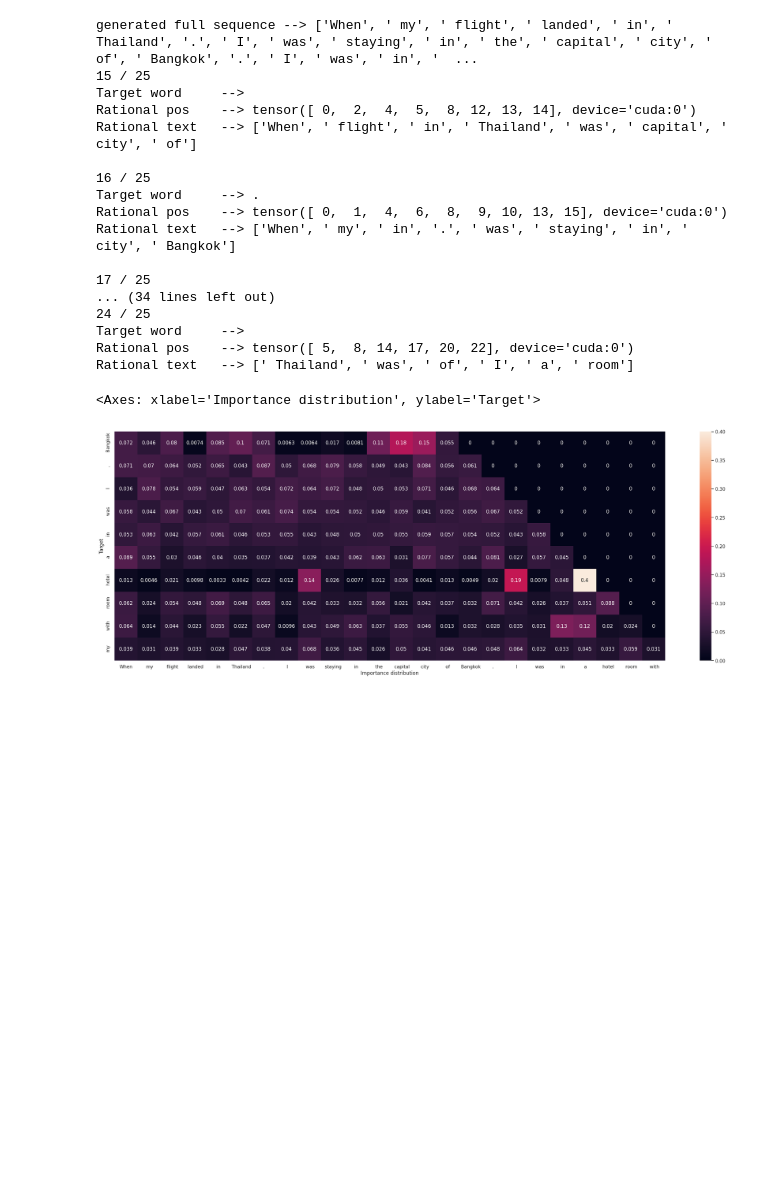
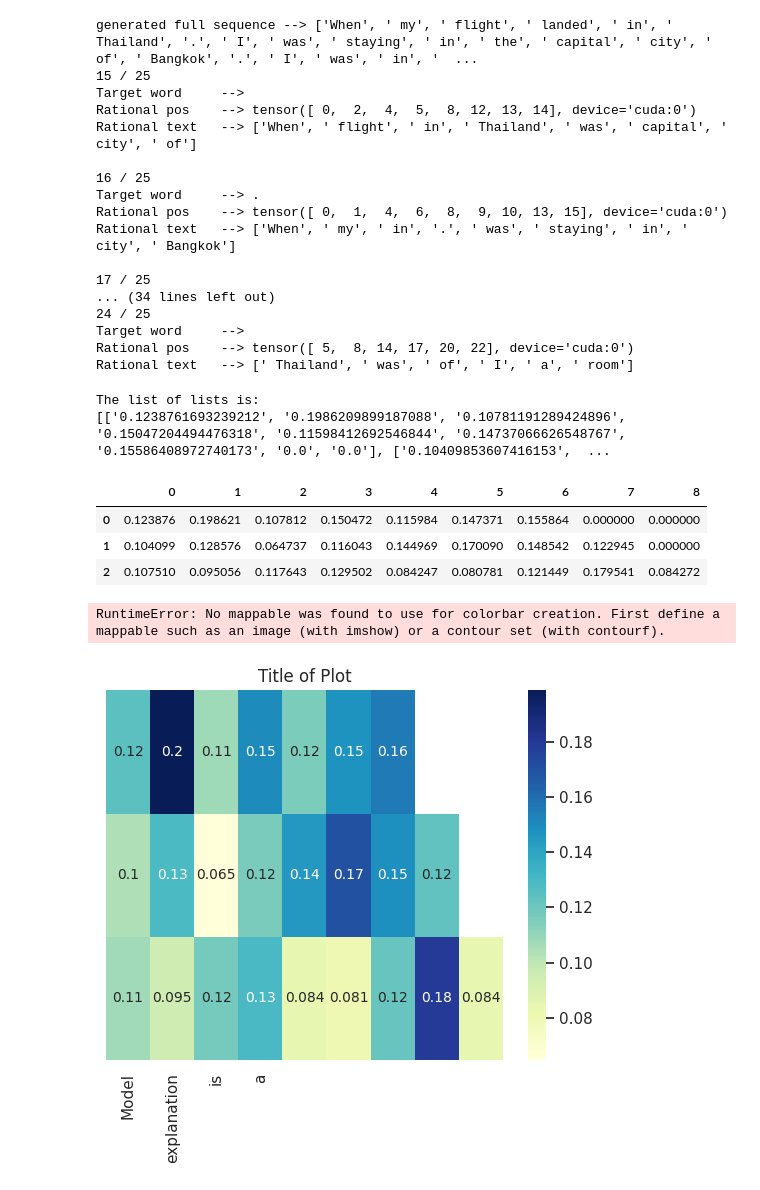
Before and after one commit to casszhao/ReAGent, a Jupyter notebook: src/rationalization/notebook.ipynb, the cells around one changed output. Drawn from its saved outputs; the diff is of its cells as text; code cells hidden in the pictures; blank space fills up the shorter version.

```diff
--- a/src/rationalization/notebook.ipynb
+++ b/src/rationalization/notebook.ipynb
@@ -117,18 +124,3 @@ Rational text   --> ['When', ' my', ' in', '.', ' was', ' staying', ' in', ' cit
 Target word     -->
 Rational pos    --> tensor([ 5,  8, 14, 17, 20, 22], device='cuda:0')
 Rational text   --> [' Thailand', ' was', ' of', ' I', ' a', ' room']
-# %%
-import seaborn
-seaborn.set(rc={ 'figure.figsize': (30, 10) })
-s = seaborn.heatmap(
-    importance_score_map,
-    xticklabels=generated_texts[:-1],
-    yticklabels=generated_texts[input_ids.shape[0]:],
-    annot=True,
-    square=True)
-s.set_xlabel('Importance distribution')
-s.set_ylabel('Target')
-s
-# %% [output]
-<Axes: xlabel='Importance distribution', ylabel='Target'>
-[figure, removed]
@@ -134,0 +134,27 @@ s
+# %%
+myFile = open('../../visual/out.csv', 'r')
+reader = csv.reader(myFile)
+importance_score_map = []
+for record in reader:
+    importance_score_map.append(record)
+print("The list of lists is:")
+print(importance_score_map)
+# %% [output]
+The list of lists is:
+[['0.1238761693239212', '0.1986209899187088', '0.10781191289424896', '0.15047204494476318', '0.11598412692546844', '0.14737066626548767', '0.15586408972740173', '0.0', '0.0'], ['0.10409853607416153',  ...
+# %%
+df = pd.read_csv('../../visual/out.csv', header=None)
+# %% [output]
+|  | 0 | 1 | 2 | 3 | 4 | 5 | 6 | 7 | 8 |
+| 0 | 0.123876 | 0.198621 | 0.107812 | 0.150472 | 0.115984 | 0.147371 | 0.155864 | 0.000000 | 0.000000 |
+| 1 | 0.104099 | 0.128576 | 0.064737 | 0.116043 | 0.144969 | 0.170090 | 0.148542 | 0.122945 | 0.000000 |
+| 2 | 0.107510 | 0.095056 | 0.117643 | 0.129502 | 0.084247 | 0.080781 | 0.121449 | 0.179541 | 0.084272 |
+# %%
+importance_score_map = [df.loc[0].to_list(), df.loc[1].to_list(), df.loc[2].to_list()]
+importance_score_map = torch.FloatTensor(importance_score_map)
+mask_bloo = importance_score_map == 0
+
+importance_score_map =numpy.array([numpy.array(xi) for xi in importance_score_map])
+mask_bloo =numpy.array([numpy.array(xi) for xi in mask_bloo])
+# %%
+generated_texts = ["Model","explanation","is","a","difficult", "thing", "to", "do"]
@@ -134,0 +166,17 @@ s
+# %%
+import seaborn as sns
+import matplotlib.pyplot as plt
+
+plt.figure()
+heatmap = sns.heatmap(importance_score_map, annot=True, annot_kws={'fontsize':10}, cmap="YlGnBu", mask=mask_bloo,
+                    xticklabels = generated_texts[:-1],
+                    yticklabels = generated_texts[len(generated_texts):],
+                    cbar_kws = dict(use_gridspec=False)).set(title='Title of Plot')
+
+plt = plt.colorbar()
+plt.ax.set_title('Importance')
+plt.show()
+ #vmin=-1, vmax=1,
+# %% [output]
+RuntimeError: No mappable was found to use for colorbar creation. First define a mappable such as an image (with imshow) or a contour set (with contourf).
+[figure, added]
```
Also changed, not shown: parts of 4 cells of this notebook, 1 other file.
